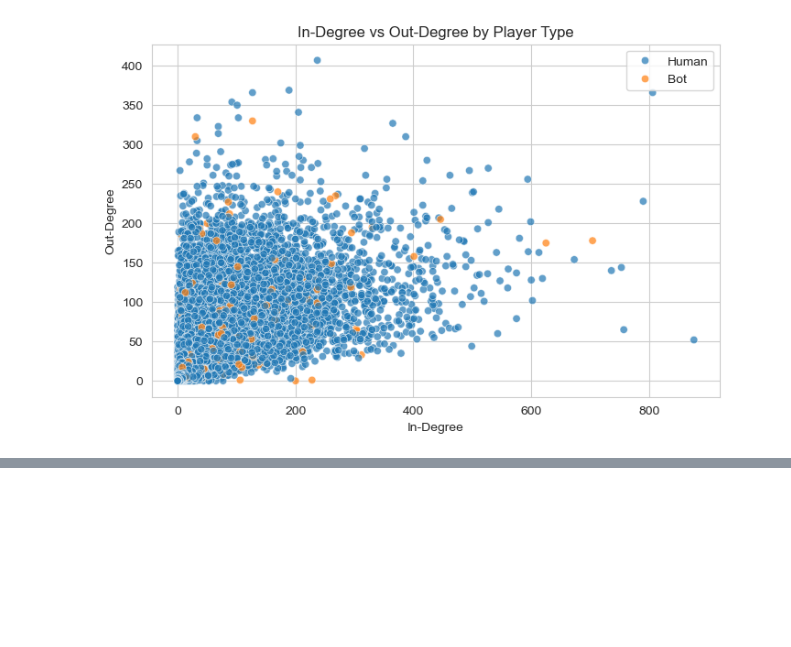
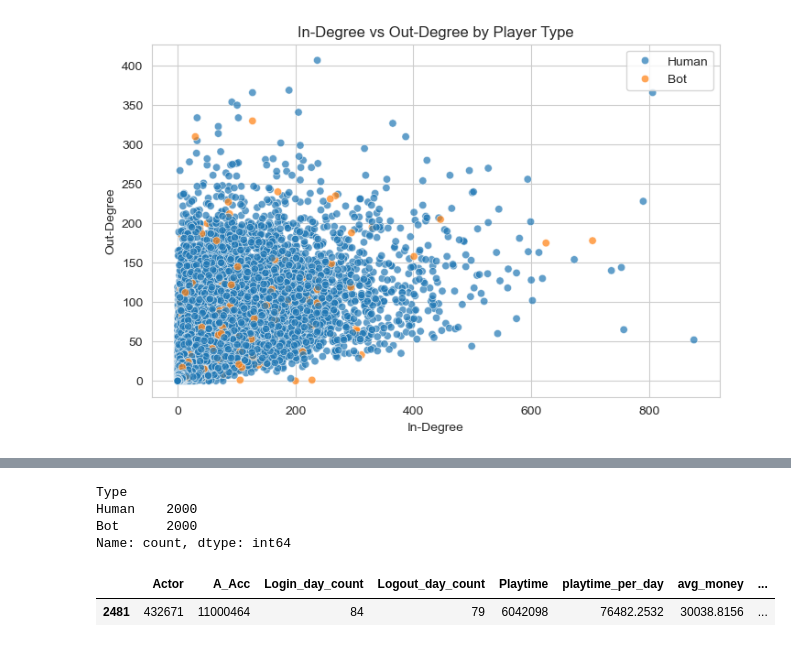
Before and after one commit to Ecuas235/GB_Detection_Framwork, a Jupyter notebook: notebooks/eda.ipynb, the cells around one changed output, grey strips where cells are left out. Drawn from its saved outputs; the diff is of its cells as text; code cells hidden in the pictures; blank space fills up the shorter version.

```diff
--- a/notebooks/eda.ipynb
+++ b/notebooks/eda.ipynb
@@ -105,0 +143,7 @@ plt.show()
+# %%
+sampled_df['Type'].value_counts()
+# %% [output]
+Type
+Human    2000
+Bot      2000
+Name: count, dtype: int64
@@ -105,0 +155,5 @@ plt.show()
+# %%
+sampled_df[sampled_df['Actor']]
+# %% [output]
+|  | Actor | A_Acc | Login_day_count | Logout_day_count | Playtime | playtime_per_day | avg_money | ... |
+| 2481 | 432671 | 11000464 | 84 | 79 | 6042098 | 76482.2532 | 30038.8156 | ... |
```
Also changed, not shown: parts of 4 cells of this notebook, 3 other files.
